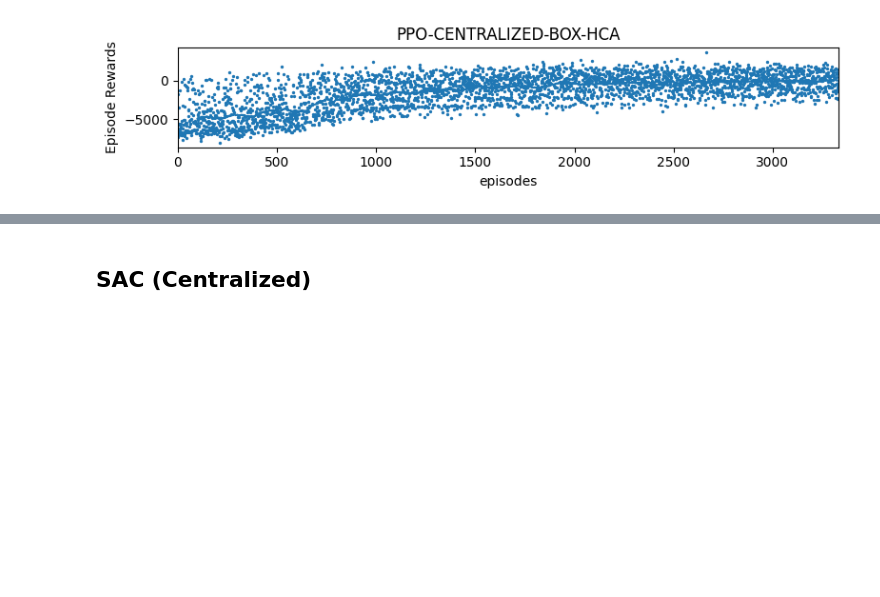
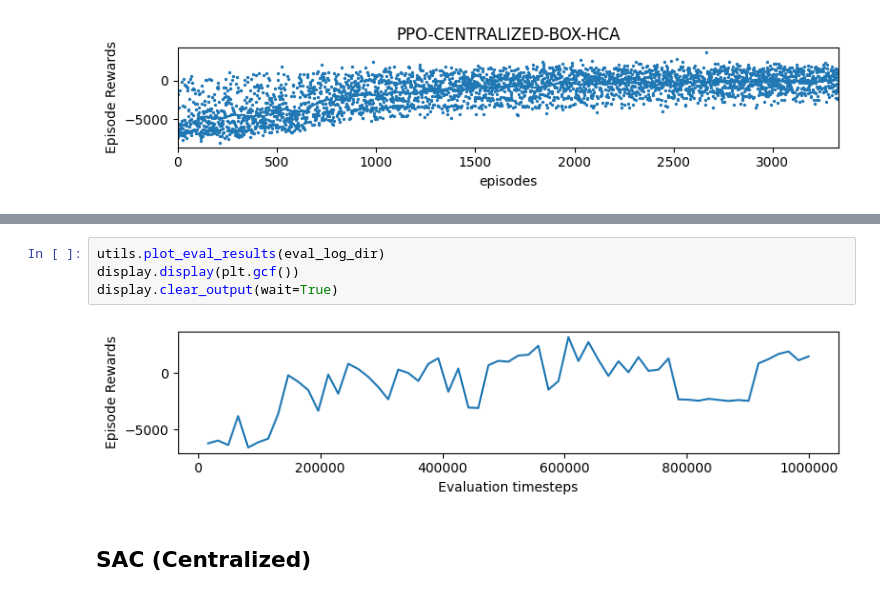
Before and after one commit to TheShenk/hai-nonconflict-action-learning, a Jupyter notebook: experiments.ipynb, the cells around one changed output, grey strips where cells are left out. Drawn from its saved outputs; the diff is of its cells as text; blank space fills up the shorter version.

```diff
--- a/experiments.ipynb
+++ b/experiments.ipynb
@@ -906,3 +960,9 @@ display.clear_output(wait=True)
+# %%
+utils.plot_eval_results(eval_log_dir)
+display.display(plt.gcf())
+display.clear_output(wait=True)
+# %% [output]
+[figure, added]
 # %% [markdown]
 ## SAC (Centralized)
 # %%
```
Also changed, not shown: parts of 5 cells of this notebook.
